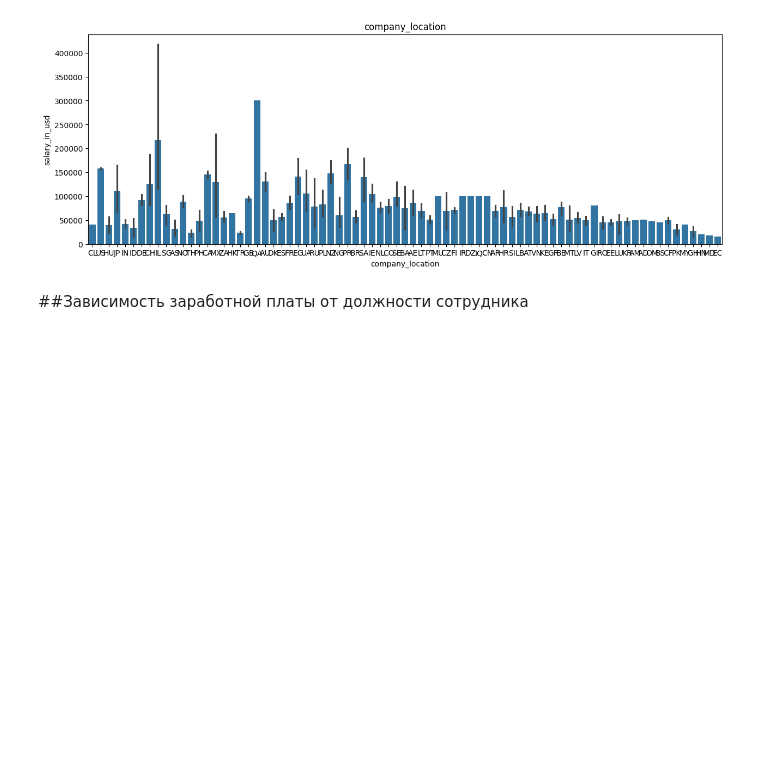
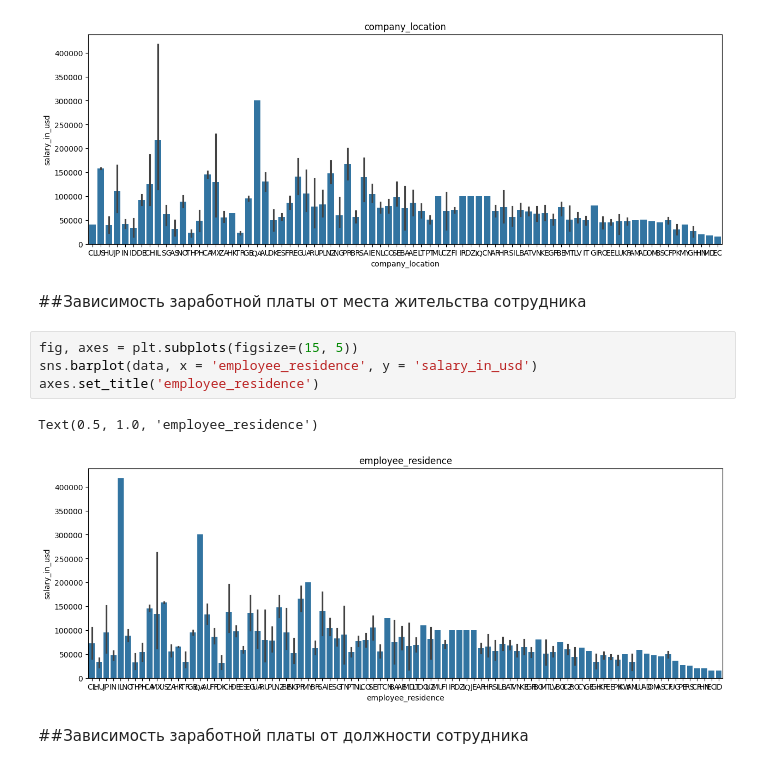
Before and after one commit to OnlySem/ITMO, a Jupyter notebook: задание_1.ipynb, the cells around one changed output. Saved outputs shown, nothing was run; the diff lists cells and outputs as text; blank space fills up the shorter version.

```diff
--- a/задание_1.ipynb
+++ b/задание_1.ipynb
@@ -223,6 +223,15 @@ axes.set_title('company_location')
 # %% [output]
 Text(0.5, 1.0, 'company_location')
 [figure]
+# %% [markdown]
+##Зависимость заработной платы от места жительства сотрудника
+# %%
+fig, axes = plt.subplots(figsize=(15, 5))
+sns.barplot(data, x = 'employee_residence', y = 'salary_in_usd')
+axes.set_title('employee_residence')
+# %% [output]
+Text(0.5, 1.0, 'employee_residence')
+[figure, added]
 # %% [markdown]
 ##Зависимость заработной платы от должности сотрудника
 # %%
```
